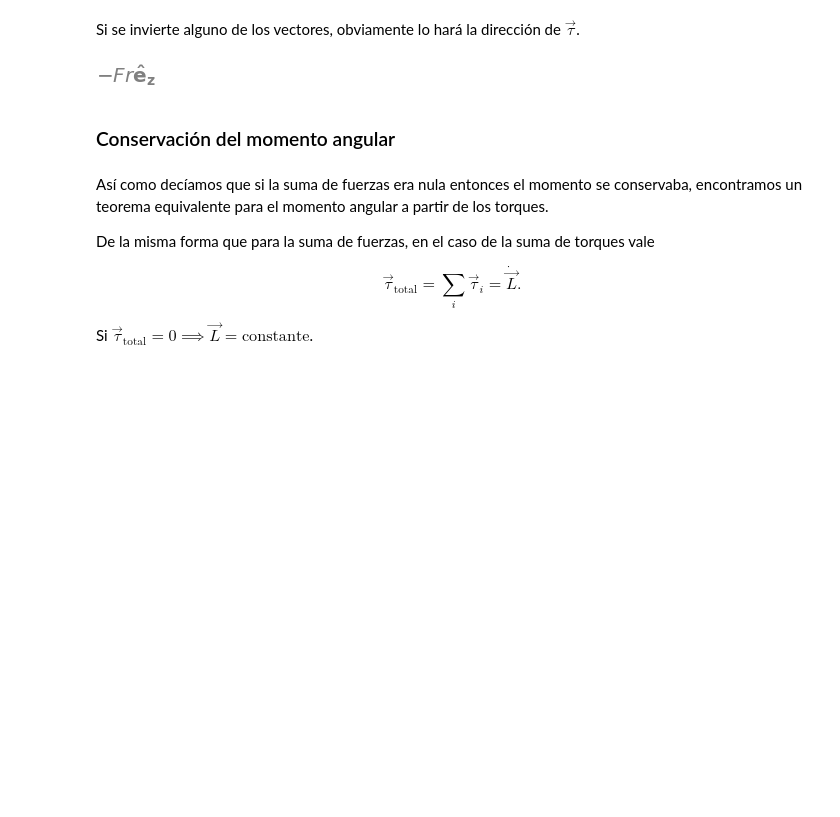
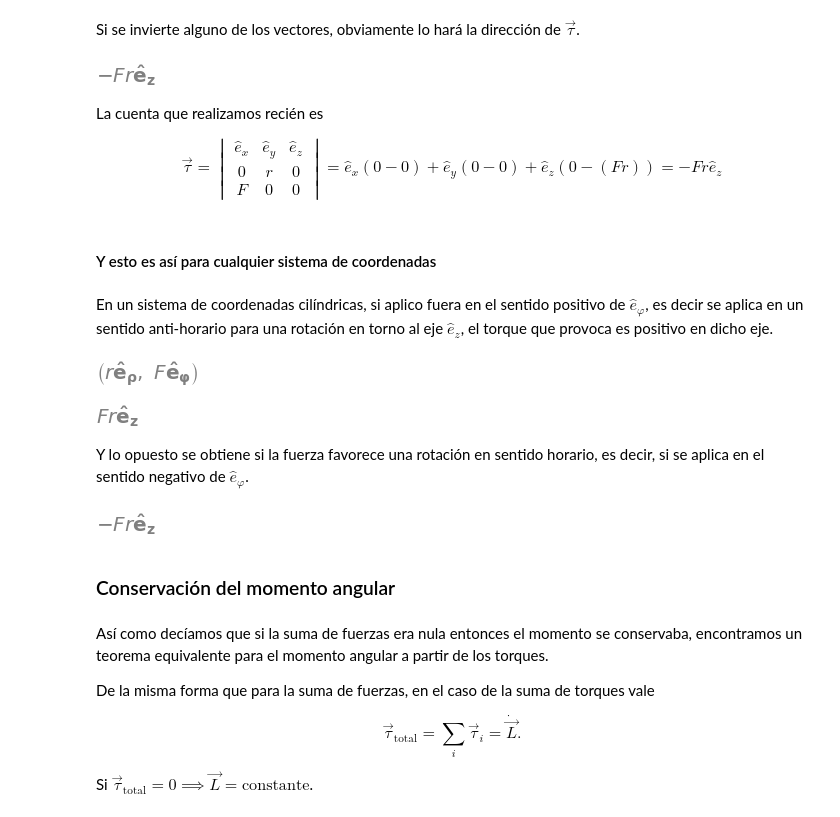
Before and after one commit to unlam/MecanicaAnaliticaComputacional, a Jupyter notebook: 08TensorInercia/momentoAngularTorque.ipynb, the cells around one changed output. Cells and saved outputs as stored; diff of their text form; code cells hidden in the pictures; blank space fills up the shorter version.

Commit message:
08TensorInercia/momentoAngularTorque_4

```diff
--- a/08TensorInercia/momentoAngularTorque.ipynb
+++ b/08TensorInercia/momentoAngularTorque.ipynb
@@ -159,6 +190,45 @@ torque = punto_aplicación.cross(fuerza) # momento de fuerza
 torque
 # %% [output]
 [figure]
+# %% [markdown]
+La cuenta que realizamos recién es
+
+$$
+\vec{\tau} =
+\begin{vmatrix}
+\hat{e}_x & \hat{e}_y & \hat{e}_z \\
+0 & r & 0 \\
+F & 0 & 0
+\end{vmatrix}
+= \hat{e}_x (0 - 0) + \hat{e}_y (0 - 0) + \hat{e}_z (0 - (F r)) = - F r \hat{e}_z
+$$
+# %% [markdown]
+#### Y esto es así para cualquier sistema de coordenadas
+# %% [markdown]
+En un sistema de coordenadas cilíndricas, si aplico fuera en el sentido positivo de $\hat{e}_\varphi$, es decir se aplica en un sentido anti-horario para una rotación en torno al eje $\hat{e}_z$, el torque que provoca es positivo en dicho eje.
+# %%
+cyl = sm.physics.vector.ReferenceFrame('e', indices=(r"\rho", r"\varphi", "z"))
+# %%
+fuerza = F* cyl.y # fuerza en coordenadas cilíndricas
+punto_aplicación = r* cyl.x
+
+punto_aplicación, fuerza
+# %% [output]
+[figure, added]
+# %%
+torque = punto_aplicación.cross(fuerza) # momento de fuerza
+torque
+# %% [output]
+[figure, added]
+# %% [markdown]
+Y lo opuesto se obtiene si la fuerza favorece una rotación en sentido horario, es decir, si se aplica en el sentido negativo de $\hat{e}_\varphi$.
+# %%
+fuerza = - F* cyl.y # fuerza en coordenadas cilíndricas
+punto_aplicación = r* cyl.x
+torque = punto_aplicación.cross(fuerza) # momento de fuerza
+torque
+# %% [output]
+[figure, added]
 # %% [markdown]
 ### Conservación del momento angular
 # %% [markdown]
```
Also changed, not shown: parts of 5 cells of this notebook.
